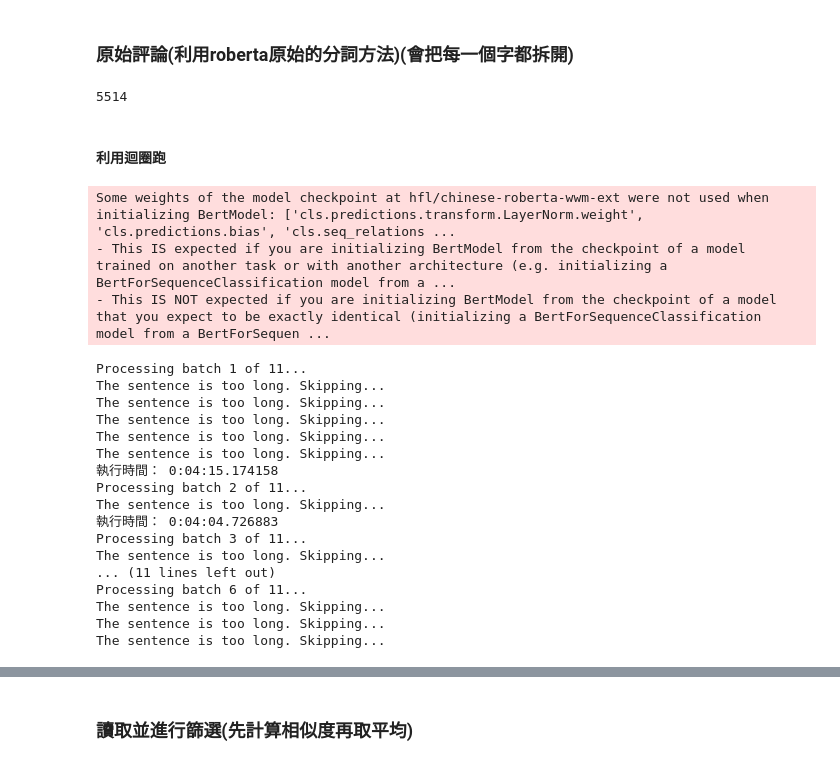
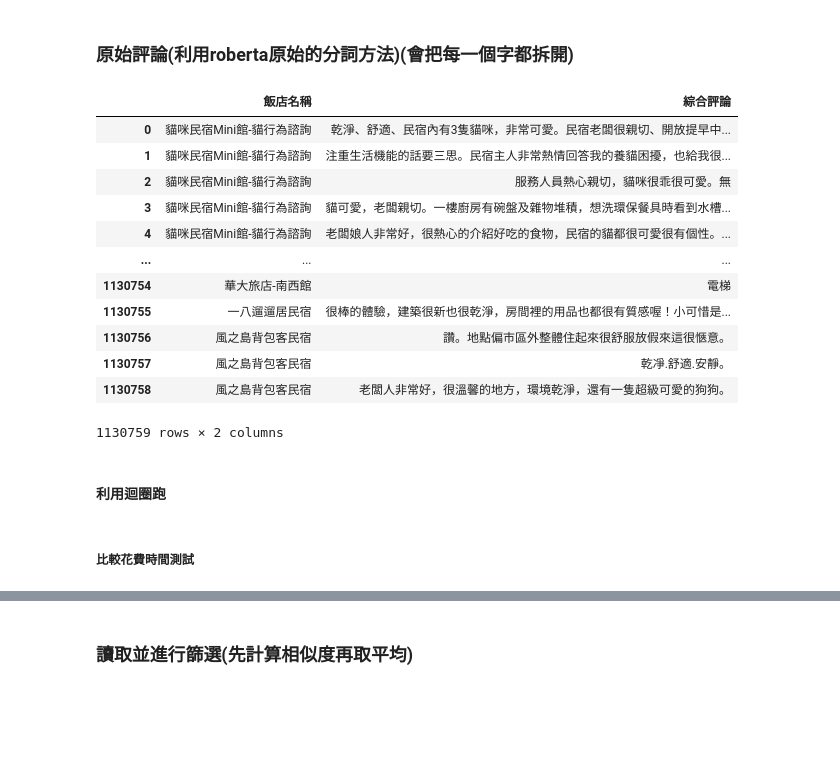
Before and after one commit to shiyuhou0120/final_project, a Jupyter notebook: model.ipynb, the cells around one changed output, grey strips where cells are left out. Drawn from its saved outputs; the diff is of its cells as text; code cells hidden in the pictures; blank space fills up the shorter version.

Commit message:
修改爬蟲程式、model新增測試花費時間程式碼

```diff
--- a/model.ipynb
+++ b/model.ipynb
@@ -15,13 +15,26 @@ import datetime
 ### 原始評論(利用roberta原始的分詞方法)(會把每一個字都拆開)
 # %%
 df_ = pd.read_csv('./booking_comments_分詞update.csv', header=0)
+df_[['飯店名稱','綜合評論']]
 
 # 篩選評論數大於等於 30 的飯店
 df_filtered = df_.groupby('飯店名稱').filter(lambda x: len(x) >= 30)
 
 len(df_filtered['飯店名稱'].unique())
 # %% [output]
+|  | 飯店名稱 | 綜合評論 |
+| 0 | 貓咪民宿Mini館-貓行為諮詢 | 乾淨、舒適、民宿內有3隻貓咪，非常可愛。民宿老闆很親切、開放提早中... |
+| 1 | 貓咪民宿Mini館-貓行為諮詢 | 注重生活機能的話要三思。民宿主人非常熱情回答我的養貓困擾，也給我很... |
+| 2 | 貓咪民宿Mini館-貓行為諮詢 | 服務人員熱心親切，貓咪很乖很可愛。無 |
+| 3 | 貓咪民宿Mini館-貓行為諮詢 | 貓可愛，老闆親切。一樓廚房有碗盤及雜物堆積，想洗環保餐具時看到水槽... |
+| 4 | 貓咪民宿Mini館-貓行為諮詢 | 老闆娘人非常好，很熱心的介紹好吃的食物，民宿的貓都很可愛很有個性。... |
+| ... | ... | ... |
+| 1130754 | 華大旅店-南西館 | 電梯 |
+| 1130755 | 一八遛遛居民宿 | 很棒的體驗，建築很新也很乾淨，房間裡的用品也都很有質感喔！小可惜是... |
+| 1130756 | 風之島背包客民宿 | 讚。地點偏市區外整體住起來很舒服放假來這很愜意。 |
+| 1130757 | 風之島背包客民宿 | 乾凈.舒適.安靜。 |
+| 1130758 | 風之島背包客民宿 | 老闆人非常好，很溫馨的地方，環境乾淨，還有一隻超級可愛的狗狗。 |
-5514
+1130759 rows × 2 columns
 # %%
 # 開始測量(爬取時間)
 startime = datetime.datetime.now()
@@ -73,12 +86,15 @@ from transformers import BertModel, BertTokenizer
 import torch
 import datetime
 
+# 開始測量(時間)
+startime = datetime.datetime.now()
+
 df_ = pd.read_csv('./booking_comments_分詞update.csv', header=0)
 
 # 篩選評論數大於等於 30 的飯店
 df_filtered = df_.groupby('飯店名稱').filter(lambda x: len(x) >= 30)
 
-df_filtered = df_filtered[0:50000]
+df_filtered = df_filtered[0:100000]
 
 df_filtered = df_filtered.reset_index(drop=True)
 
@@ -95,9 +111,6 @@ n_batches = (len(df_filtered) // batch_size) + 1
 # 開始進行批次處理
 for batch_idx in range(n_batches):
     print(f"Processing batch {batch_idx + 1} of {n_batches}...")
-
-    # 開始測量(時間)
-    startime = datetime.datetime.now()
 
     start_idx = batch_idx * batch_size
 
@@ -151,29 +164,12 @@ for batch_idx in range(n_batches):
     embeddings = np.vstack([embeddings_old, embeddings_new])
     np.save('embeddings_roberta_綜合評論.npy', embeddings)
 
-    # 結束測量
-    endtime = datetime.datetime.now()
+    print(f"第{batch_idx + 1}批次儲存完畢")
 
-    # 輸出結果
-    print("執行時間：", endtime - startime)
+# 結束測量
+endtime = datetime.datetime.now()
+
+# 輸出結果
+print("執行時間：", endtime - startime)
-# %% [output]
-Some weights of the model checkpoint at hfl/chinese-roberta-wwm-ext were not used when initializing BertModel: ['cls.predictions.transform.LayerNorm.weight', 'cls.predictions.bias', 'cls.seq_relations ...
-- This IS expected if you are initializing BertModel from the checkpoint of a model trained on another task or with another architecture (e.g. initializing a BertForSequenceClassification model from a ...
-- This IS NOT expected if you are initializing BertModel from the checkpoint of a model that you expect to be exactly identical (initializing a BertForSequenceClassification model from a BertForSequen ...
-Processing batch 1 of 11...
-The sentence is too long. Skipping...
-The sentence is too long. Skipping...
-The sentence is too long. Skipping...
-The sentence is too long. Skipping...
-The sentence is too long. Skipping...
-執行時間： 0:04:15.174158
-Processing batch 2 of 11...
-The sentence is too long. Skipping...
-執行時間： 0:04:04.726883
-Processing batch 3 of 11...
-The sentence is too long. Skipping...
-... (11 lines left out)
-Processing batch 6 of 11...
-The sentence is too long. Skipping...
-The sentence is too long. Skipping...
-The sentence is too long. Skipping...
+# %% [markdown]
+##### 比較花費時間測試
```
Also changed, not shown: parts of 22 cells of this notebook, 2 other files.
